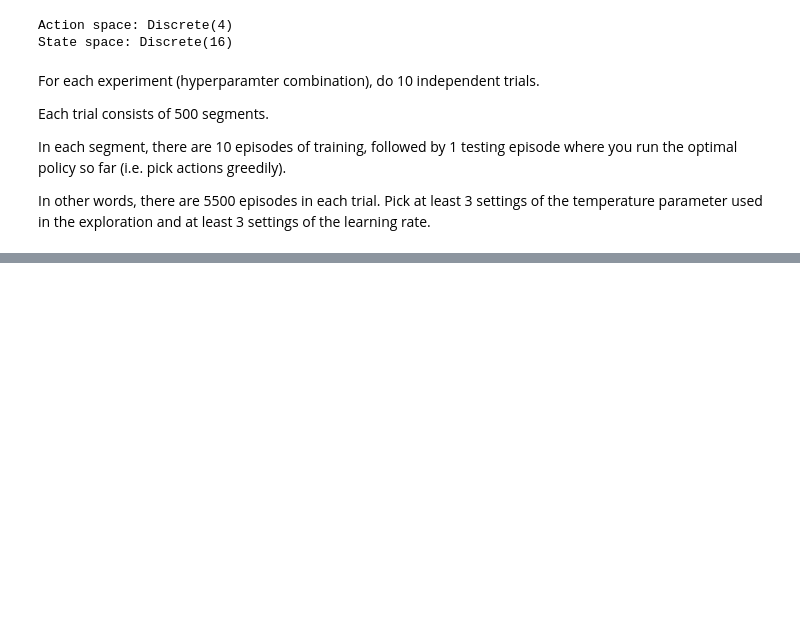
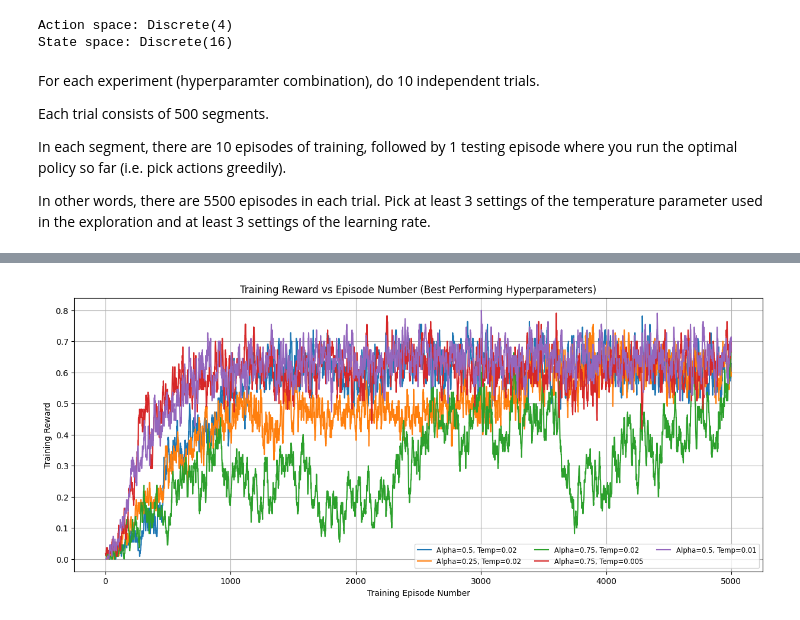
Before and after one commit to nicksmits1/COMP-579-Reinforcement-Learning, a Jupyter notebook: A2/COMP_579_Assignment2_Nicolas_Smits.ipynb, the cells around one changed output, grey strips where cells are left out. Cells and saved outputs as stored; diff of their text form; code cells hidden in the pictures; blank space fills up the shorter version.

```diff
--- a/A2/COMP_579_Assignment2_Nicolas_Smits.ipynb
+++ b/A2/COMP_579_Assignment2_Nicolas_Smits.ipynb
@@ -42,7 +46,9 @@ class Sarsa:
 
     # update Q table
     def update(self, s, a, r, s_, a_):
-        self.Q[s, a] += self.alpha * (r + self.gamma * self.Q[s_, a_] - self.Q[s, a])
+        target = r + self.gamma * self.Q[s_, a_] # target value
+        prediction = self.Q[s, a] # prediction value (current Q value)
+        self.Q[s, a] += self.alpha * (target - prediction) # update Q value
         return
 
 
@@ -91,0 +183,3 @@ In other words, there are 5500 episodes in each trial. Pick at least 3 settings
+# %%
+# Run experiments
+train_results, test_results = run_hyperparameters(env, alphas, gamma, temps, trials, segments)
@@ -91,0 +318,20 @@ In other words, there are 5500 episodes in each trial. Pick at least 3 settings
+# %%
+# Experiment 3: Training Reward vs Episode Number (only for best combinations)
+plt.figure(figsize=(15, 6))
+num_train_eps = train_results.shape[-1]  # total training episodes per trial
+for (i, j) in best_indices:
+    # Average the training reward over the trials
+    all_runs = train_results[i, j, :, :]  # shape: (trials, total_train_eps)
+    mean_over_trials = np.mean(all_runs, axis=0)
+    smoothed_mean = smooth_data(mean_over_trials, k=5)
+    episodes = np.arange(1, num_train_eps + 1)
+    label_str = f"Alpha={alphas[i]}, Temp={temps[j]}"
+    plt.plot(episodes, smoothed_mean, label=label_str)
+plt.xlabel('Training Episode Number')
+plt.ylabel('Training Reward')
+plt.title('Training Reward vs Episode Number (Best Performing Hyperparameters)')
+plt.legend(ncol=3, fontsize='small')
+plt.grid(True)
+plt.show()
+# %% [output]
+[figure, added]
```
Also changed, not shown: parts of 14 cells of this notebook, 1 other file.
